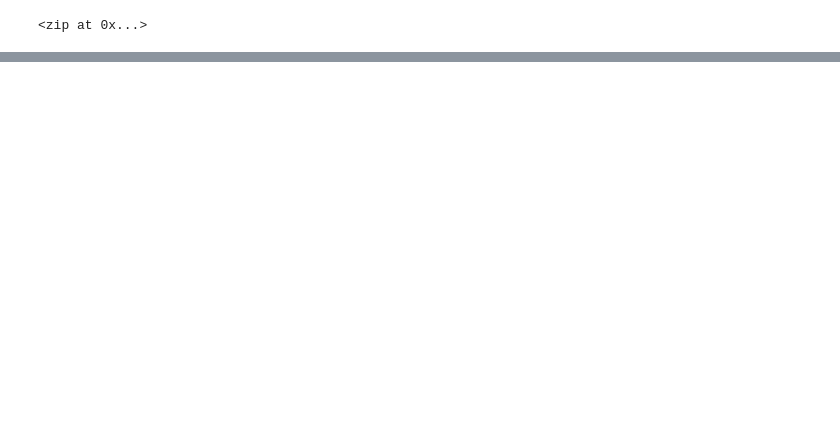
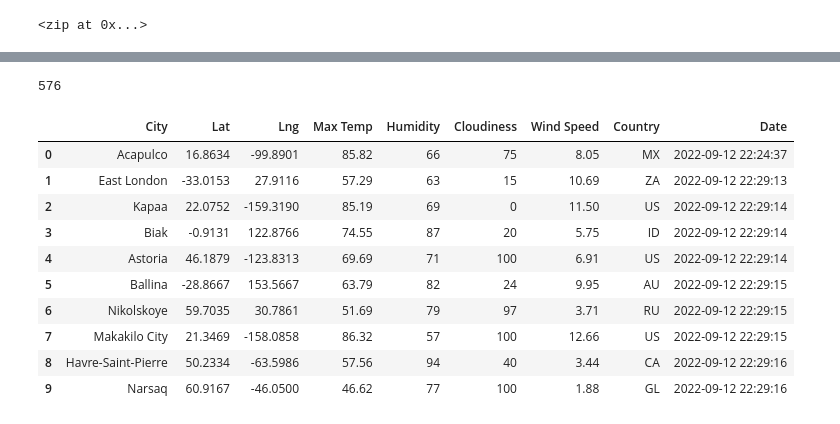
Before and after one commit to tommy-chin/World_Weather_Analysis, a Jupyter notebook: WeatherPy.ipynb, the cells around one changed output, grey strips where cells are left out. Cells and saved outputs as stored; diff of their text form; code cells hidden in the pictures; blank space fills up the shorter version.

```diff
--- a/WeatherPy.ipynb
+++ b/WeatherPy.ipynb
@@ -29,0 +126,20 @@ len(cities)
+# %%
+len(city_data)
+# %% [output]
+576
+# %%
+# Convert the array of dictionaries to a Pandas DataFrame.
+city_data_df = pd.DataFrame(city_data)
+city_data_df.head(10)
+# %% [output]
+|  | City | Lat | Lng | Max Temp | Humidity | Cloudiness | Wind Speed | Country | Date |
+| 0 | Acapulco | 16.8634 | -99.8901 | 85.82 | 66 | 75 | 8.05 | MX | 2022-09-12 22:24:37 |
+| 1 | East London | -33.0153 | 27.9116 | 57.29 | 63 | 15 | 10.69 | ZA | 2022-09-12 22:29:13 |
+| 2 | Kapaa | 22.0752 | -159.3190 | 85.19 | 69 | 0 | 11.50 | US | 2022-09-12 22:29:14 |
+| 3 | Biak | -0.9131 | 122.8766 | 74.55 | 87 | 20 | 5.75 | ID | 2022-09-12 22:29:14 |
+| 4 | Astoria | 46.1879 | -123.8313 | 69.69 | 71 | 100 | 6.91 | US | 2022-09-12 22:29:14 |
+| 5 | Ballina | -28.8667 | 153.5667 | 63.79 | 82 | 24 | 9.95 | AU | 2022-09-12 22:29:15 |
+| 6 | Nikolskoye | 59.7035 | 30.7861 | 51.69 | 79 | 97 | 3.71 | RU | 2022-09-12 22:29:15 |
+| 7 | Makakilo City | 21.3469 | -158.0858 | 86.32 | 57 | 100 | 12.66 | US | 2022-09-12 22:29:15 |
+| 8 | Havre-Saint-Pierre | 50.2334 | -63.5986 | 57.56 | 94 | 40 | 3.44 | CA | 2022-09-12 22:29:16 |
+| 9 | Narsaq | 60.9167 | -46.0500 | 46.62 | 77 | 100 | 1.88 | GL | 2022-09-12 22:29:16 |
```
Also changed, not shown: parts of 7 cells of this notebook, 4 other files.
